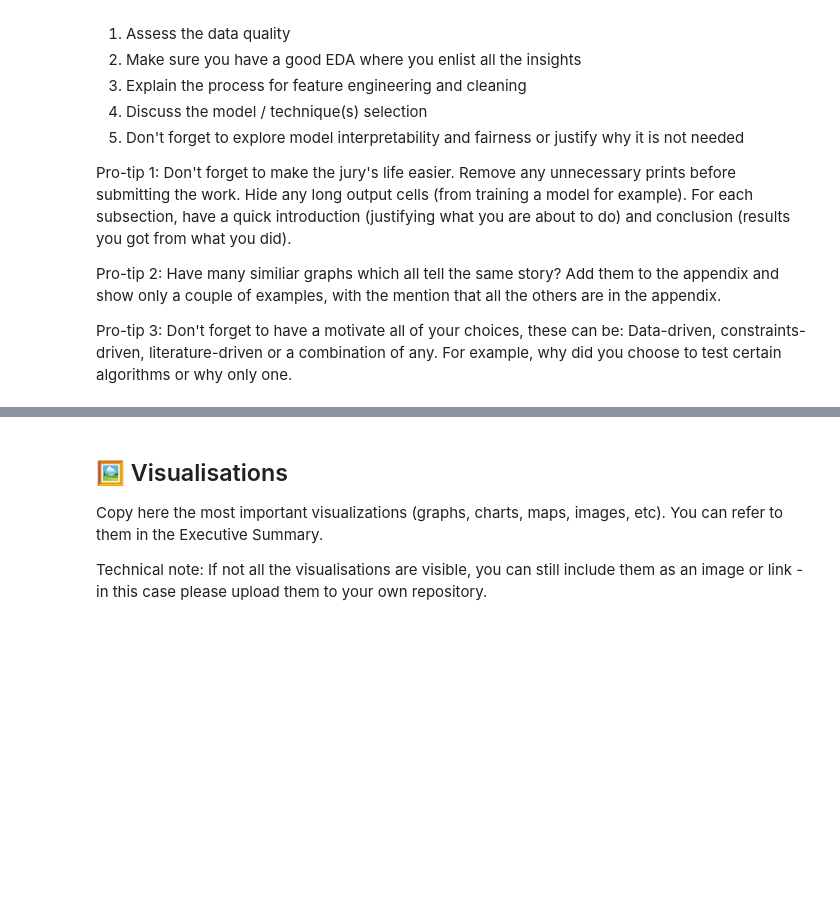
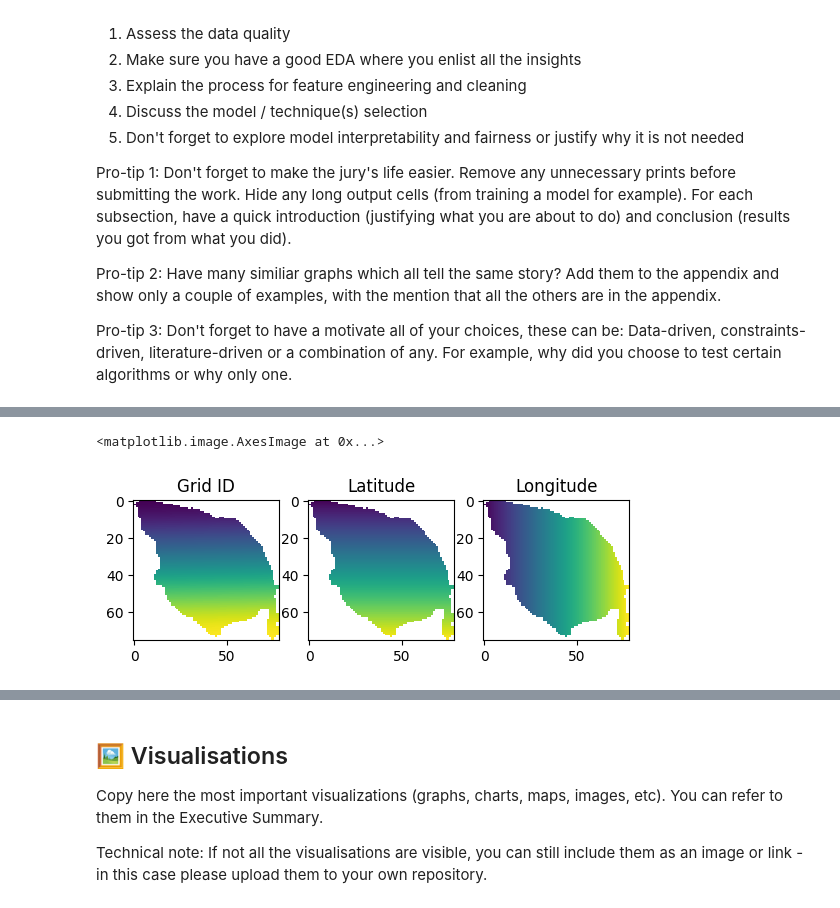
Before and after one commit to duarteoliper/WDL_2023, a Jupyter notebook: Submission.ipynb, the cells around one changed output, grey strips where cells are left out. Saved outputs shown, nothing was run; the diff lists cells and outputs as text; code cells hidden in the pictures; blank space fills up the shorter version.

```diff
--- a/Submission.ipynb
+++ b/Submission.ipynb
@@ -90,0 +113,43 @@ We developed a proof-of-concept for the metro station dataset, which involves tr
+# %%
+# Create the 2d grid
+dfs_grid = pd.read_excel(grid_info, sheet_name='em bruto', engine='openpyxl')
+to_keep = ['latitude', 'longitude', 'grelha_x', 'grelha_y', 'wkt', 'grelha_id']
+
+dfs_grid_filtered = dfs_grid[to_keep]
+del(dfs_grid)
+
+# coordinates
+lats = dfs_grid_filtered['latitude'].values
+lons = dfs_grid_filtered['longitude'].values
+# grid indexs
+grelha_x = dfs_grid_filtered['grelha_x'].values -1
+grelha_y = dfs_grid_filtered['grelha_y'].values -1
+grelha_id =  dfs_grid_filtered['grelha_id'].values
+
+grelha_id_2d = np.empty((grelha_y.max() +1, grelha_x.max()+1))
+grelha_id_2d[:] = np.nan
+lat_2d = grelha_id_2d.copy()
+lon_2d = grelha_id_2d.copy()
+
+# Indices to map from
+idx_2d = np.stack([grelha_y, grelha_x])
+# %%
+# Assign the elements to the regular rectangular grid
+
+grelha_id_2d[tuple(idx_2d)] = grelha_id.ravel()
+lat_2d[tuple(idx_2d)] = lats.ravel()
+lon_2d[tuple(idx_2d)] = lons.ravel()
+
+fig, axs = plt.subplots(1,3)
+
+axs[0].set_title('Grid ID')
+axs[0].imshow(grelha_id_2d)
+
+axs[1].set_title('Latitude')
+axs[1].imshow(lat_2d, vmax = lats.max(), vmin = lats.min())
+
+axs[2].set_title('Longitude')
+axs[2].imshow(lon_2d, vmax = lons.max(), vmin = lons.min())
+# %% [output]
+<matplotlib.image.AxesImage at 0x...>
+[figure, added]
```
Also changed, not shown: parts of 95 cells of this notebook.
